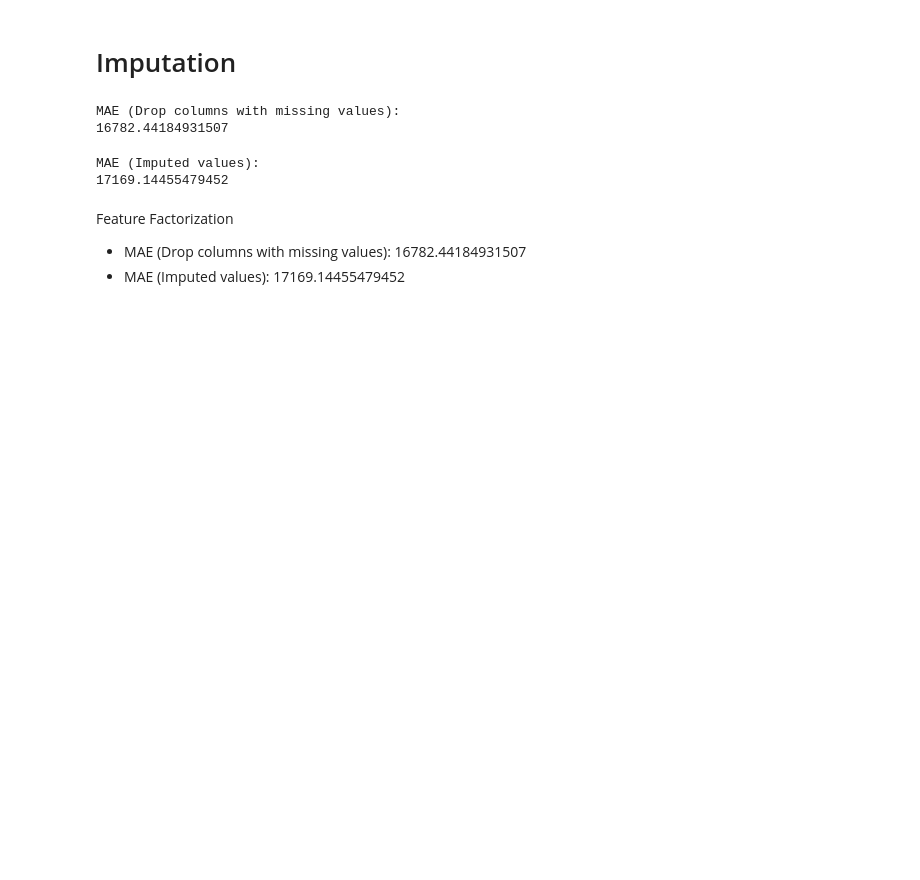
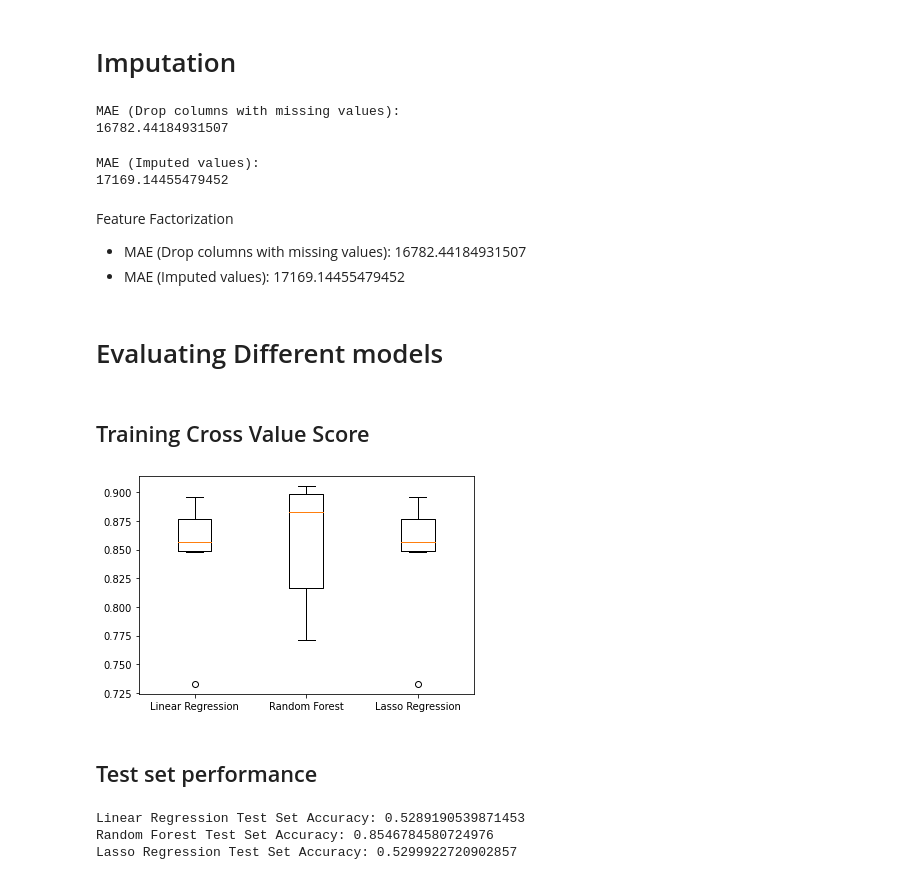
Before and after one commit to mart-anthony-stark/Machine-Learning-and-Deep-Learning, a Jupyter notebook: Housing_Prices_Prediction_Competition.ipynb, the cells around one changed output. Drawn from its saved outputs; the diff is of its cells as text; code cells hidden in the pictures; blank space fills up the shorter version.

Commit message:
add performance eval

```diff
--- a/Housing_Prices_Prediction_Competition.ipynb
+++ b/Housing_Prices_Prediction_Competition.ipynb
@@ -246,3 +246,38 @@ MAE (Imputed values):
 Feature Factorization
 - MAE (Drop columns with missing values): 16782.44184931507
 - MAE (Imputed values): 17169.14455479452
+# %% [markdown]
+# Evaluating Different models
+# %% [markdown]
+## Training Cross Value Score
+# %%
+from sklearn.linear_model import LinearRegression, Lasso
+from sklearn.model_selection import KFold, cross_val_score
+import matplotlib.pyplot as plt
+
+models = {'Linear Regression': LinearRegression(),
+          'Random Forest': RandomForestRegressor(),
+          'Lasso Regression': Lasso()
+        }
+
+results = []
+for model in models.values():
+  kf = KFold(n_splits=6, random_state=42, shuffle=True)
+  cv_res = cross_val_score(model, reduced_X_train, y_train, cv=kf)
+  results.append(cv_res)
+
+plt.boxplot(results, labels=models.keys())
+plt.show()
+# %% [output]
+[figure, added]
+# %% [markdown]
+## Test set performance
+# %%
+for name, model in models.items():
+  model.fit(reduced_X_train, y_train)
+  test_score = model.score(reduced_X_valid, y_test)
+  print("{} Test Set Accuracy: {}".format(name, test_score))
+# %% [output]
+Linear Regression Test Set Accuracy: 0.5289190539871453
+Random Forest Test Set Accuracy: 0.8546784580724976
+Lasso Regression Test Set Accuracy: 0.5299922720902857
```
